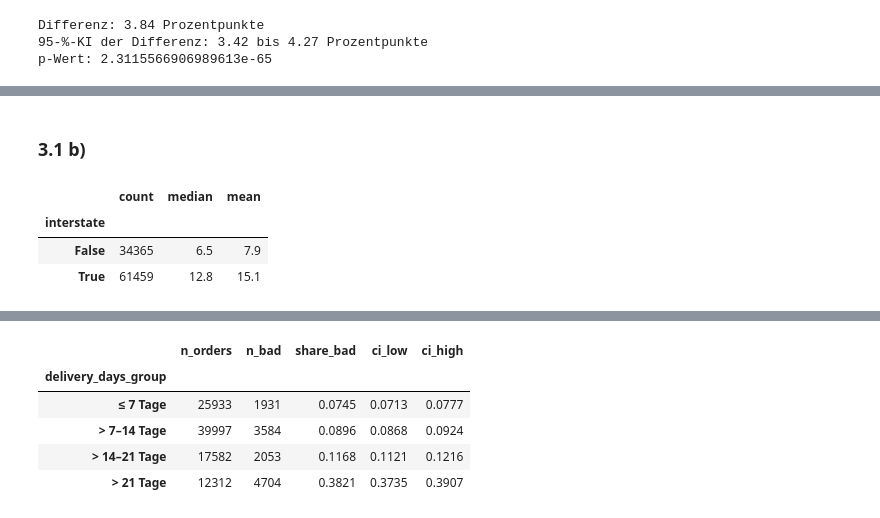
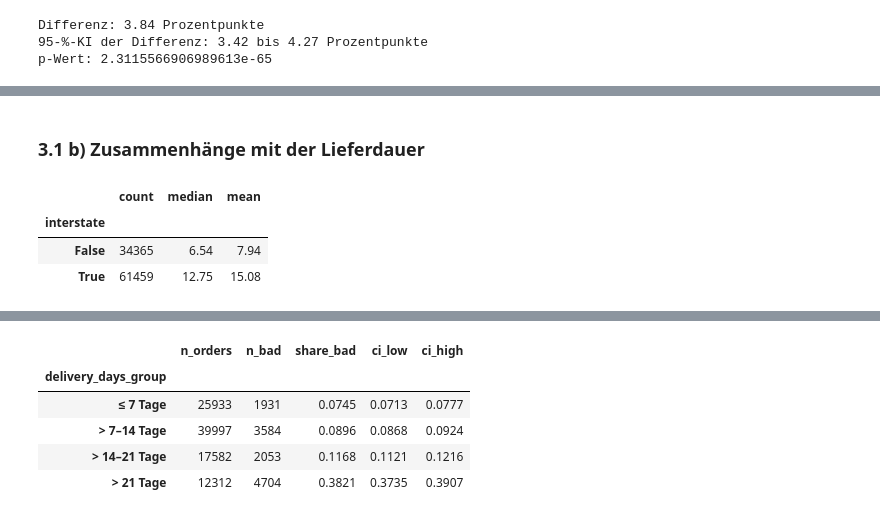
Before and after one commit to hagen-o/DABI1-Projekt, a Jupyter notebook: Notebook Abgabe.ipynb, the cells around one changed output, grey strips where cells are left out. Drawn from its saved outputs; the diff is of its cells as text; code cells hidden in the pictures.

```diff
--- a/Notebook Abgabe.ipynb
+++ b/Notebook Abgabe.ipynb
@@ -707,7 +987,11 @@ Fallzahl für 3.1–3.3: 95824
 # %% [markdown]
 ## Schlechte Bewertung
 # %%
-orders_table["bad_review"]=orders_table["review_score"].isin([1,2])
+# Außerhalb gültiger Bewertungen bleibt der Indikator unbekannt.
+orders_table['bad_review'] = (
+    orders_table['review_score'].le(2).astype('boolean')
+    .where(orders_table['review_score'].isin([1, 2, 3, 4, 5]), pd.NA)
+)
 # %% [markdown]
 ## Lieferdauer
 # %%
@@ -755,13 +1050,17 @@ Anteil Bestellungen mit Händler in anderem Bundesstaat: 64.2 %
 # %% [markdown]
 ## Warenkorb
 # %%
-# Frachtanteil: Frachtkosten / (Warenwert + Frachtkosten)
-orders_table["freight_share"] = (
-    orders_table["freight_total"] / (orders_table["items_value"] + orders_table["freight_total"])
+gesamtwert = orders_table['items_value'] + orders_table['freight_total']
+orders_table['freight_share'] = (
+    orders_table['freight_total'] / gesamtwert.where(gesamtwert.gt(0))
 )
-
-# Kontrolle: Überblick über alle Warenkorb-Merkmale
-display(orders_table[["n_items", "items_value", "freight_total", "freight_share"]].describe().T)
+orders_table['multi_seller'] = (
+    orders_table['n_sellers'].gt(1).astype('boolean')
+    .where(orders_table['n_sellers'].notna(), pd.NA)
+)
+display(orders_table[[
+    'n_items', 'items_value', 'freight_total', 'freight_share', 'n_sellers',
+]].describe().T)
 # %% [output]
 |  | count | mean | std | min | 25% | 50% | 75% | max |
 | n_items | 98666.0 | 1.141731 | 0.538452 | 1.00 | 1.000000 | 1.000000 | 1.000000 | 21.000000 |
@@ -771,3 +1071,15 @@ display(orders_table[["n_items", "items_value", "freight_total", "freight_share"
 # %%
-orders_analysis = orders_table[orders_table["order_id"].isin(orders_analysis["order_id"])].reset_index(drop=True)
-assert len(orders_analysis) == 95824
+# Erst nach allen Merkmalen die endgültige Analysetabelle erstellen.
+orders_analysis = orders_table.loc[orders_table['order_id'].isin(analyse_ids)].copy()
+orders_analysis = orders_analysis.reset_index(drop=True)
+assert len(orders_analysis) == len(analyse_ids)
+assert orders_analysis['order_id'].is_unique
+assert not orders_analysis[[
+    'bad_review', 'delivery_days', 'delivery_days_group', 'delivery_delay',
+    'interstate', 'n_items', 'n_sellers', 'freight_share',
+]].isna().any().any()
+assert orders_analysis['freight_share'].between(0, 1).all()
+assert orders_analysis['n_sellers'].between(1, orders_analysis['n_items']).all()
+print('Geprüfte Bestellungen:', len(orders_analysis))
+print('Verspätet:', f"{orders_analysis['delivery_delay'].mean():.1%}")
+print('Zwischen Bundesstaaten:', f"{orders_analysis['interstate'].mean():.1%}")
@@ -853,13 +1349,15 @@ fig.update_traces(textposition="outside")
 fig.update_layout(showlegend=False, yaxis_title="Anteil schlechter Bewertungen (%)")
 fig.show()
 # %% [markdown]
-### 3.1 b)
+### 3.1 b) Zusammenhänge mit der Lieferdauer
 # %%
-# Lieferdauer in Tagen je Versandart: Anzahl, Median und Mittelwert
-orders_analysis.groupby("interstate")["delivery_days"].agg(["count", "median", "mean"]).round(1)
+lieferdauer_nach_versand = orders_analysis.groupby('interstate')['delivery_days'].agg(
+    ['count', 'median', 'mean']
+)
+display(lieferdauer_nach_versand.round(2))
 # %% [output]
 |  | count | median | mean |
 | interstate |  |  |  |
-| False | 34365 | 6.5 | 7.9 |
-| True | 61459 | 12.8 | 15.1 |
+| False | 34365 | 6.54 | 7.94 |
+| True | 61459 | 12.75 | 15.08 |
 # %%
```
Also changed, not shown: parts of 57 cells of this notebook, 3 other files.
